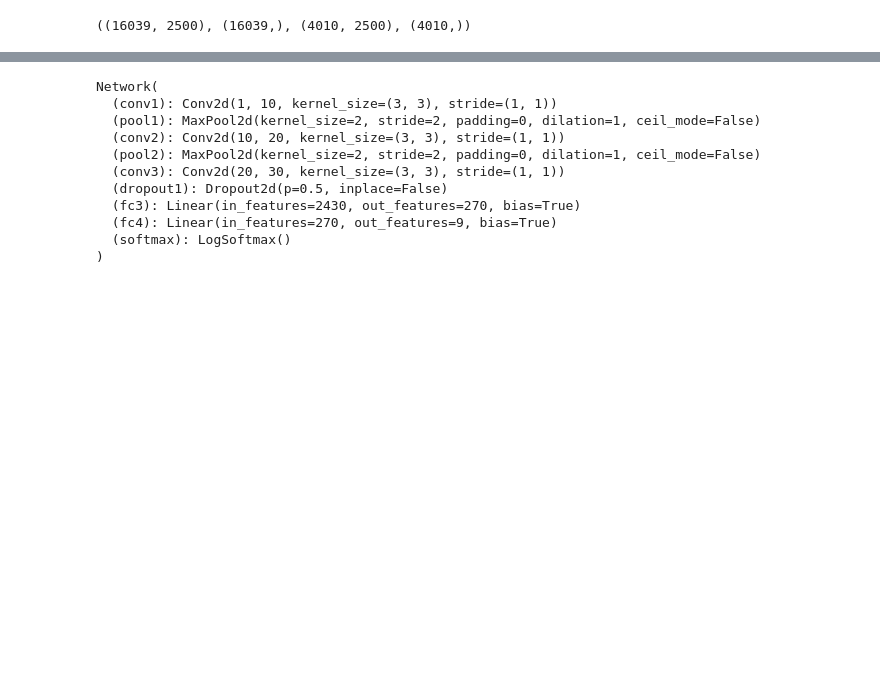
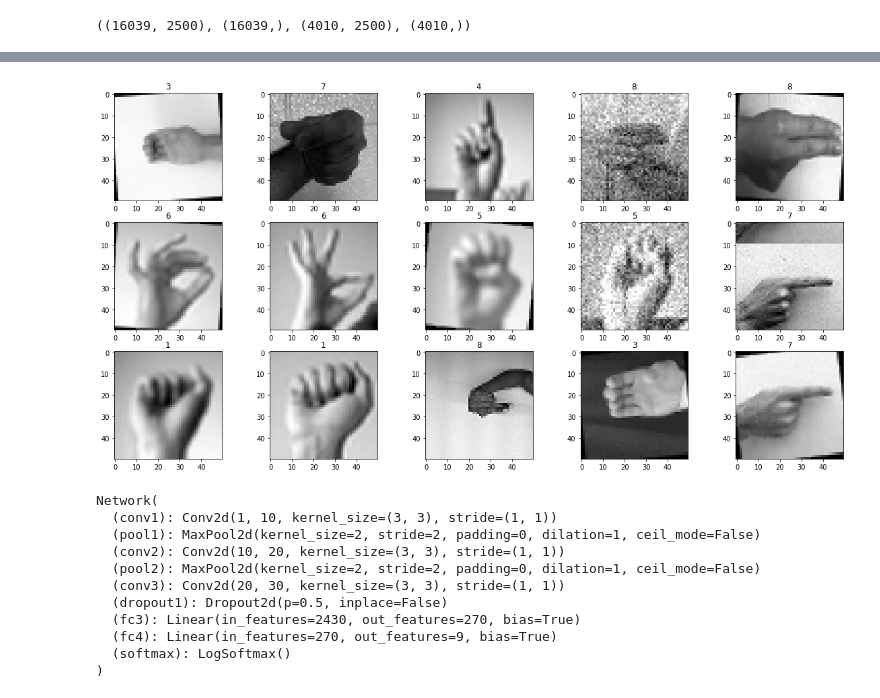
Before and after one commit to MachineLearning-S20/final-project-j-a-r-v-i-s, a Jupyter notebook: Data_Augmentation.ipynb, the cells around one changed output, grey strips where cells are left out. Cells and saved outputs as stored; diff of their text form; code cells hidden in the pictures; blank space fills up the shorter version.

```diff
--- a/Data_Augmentation.ipynb
+++ b/Data_Augmentation.ipynb
@@ -388,3 +447,13 @@ sns.countplot(x = y_train);
 
         acc = correct / len(predictions)
         return(acc)
+# %%
+plt.figure(figsize=(20,10))
+for i in range(1,16):
+    idx = random.randint(0, len(X_train))
+    img = X_train[idx]
+    plt.subplot(3,5,i)
+    plt.title(y_train[idx]+1)
+    plt.imshow(img.reshape(50,50), cmap='gray');
+# %% [output]
+[figure, added]
```
Also changed, not shown: parts of 11 cells of this notebook.
